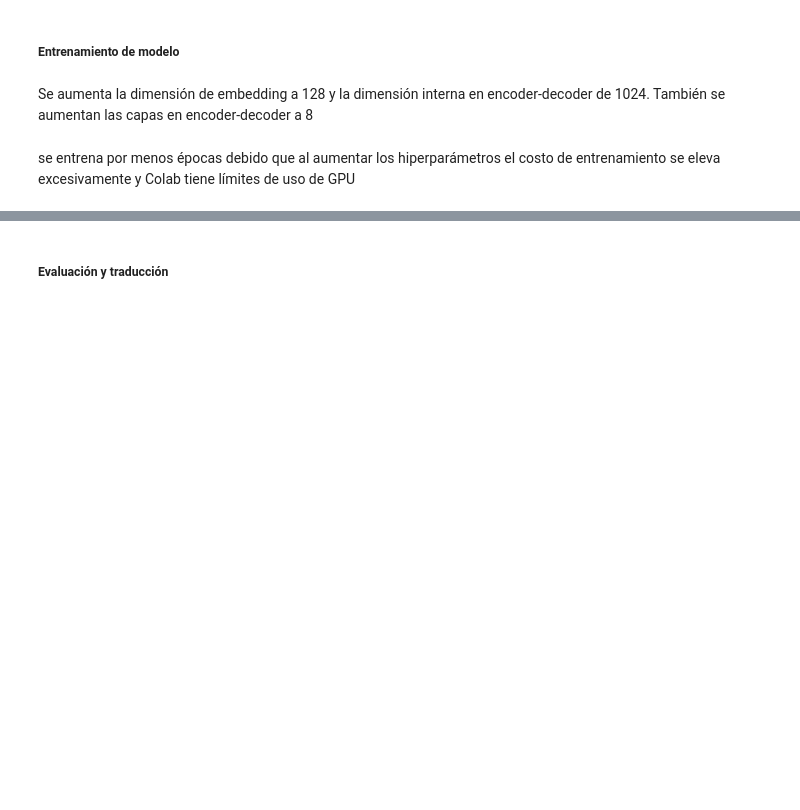
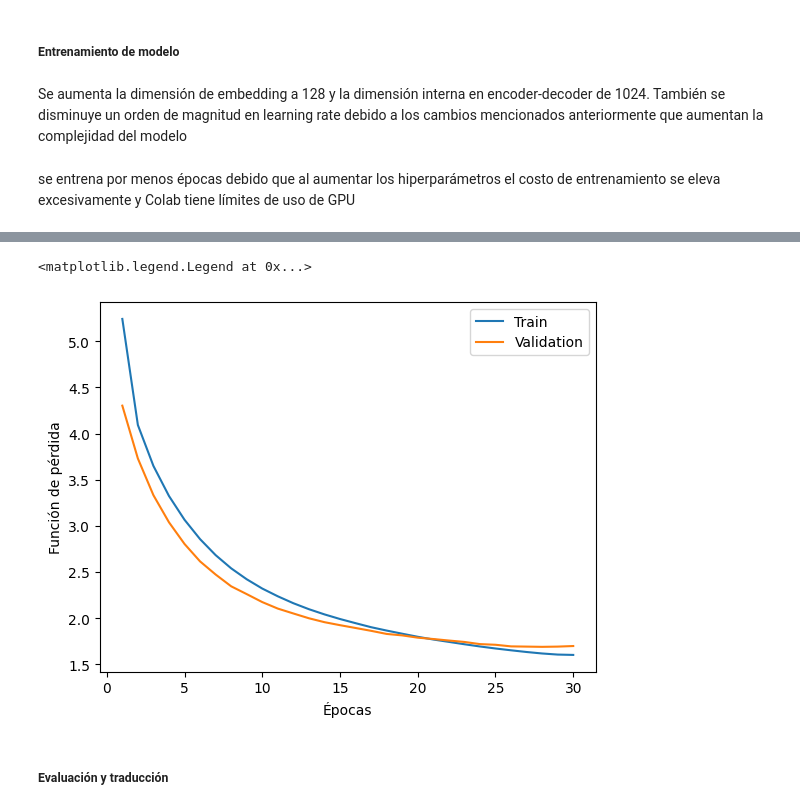
Before and after one commit to DiegoLeonG96/Tarea4_MLA_UDD, a Jupyter notebook: Tarea4_MLAv2.ipynb, the cells around one changed output, grey strips where cells are left out. Cells and saved outputs as stored; diff of their text form; code cells hidden in the pictures; blank space fills up the shorter version.

```diff
--- a/Tarea4_MLAv2.ipynb
+++ b/Tarea4_MLAv2.ipynb
@@ -1029,7 +1031,7 @@ Se observan traducciones en general con más sentido gramático en relación al
 # %% [markdown]
 ##### Entrenamiento de modelo
 # %% [markdown]
-  Se aumenta la dimensión de embedding a 128 y la dimensión interna en encoder-decoder de 1024. También se aumentan las capas en encoder-decoder a 8
+  Se aumenta la dimensión de embedding a 128 y la dimensión interna en encoder-decoder de 1024. También se disminuye un orden de magnitud en learning rate debido a los cambios mencionados anteriormente que aumentan la complejidad del modelo
 # %%
 # Hiperparámetros
 src_vocab_size = len(source_vocab)
@@ -1039,7 +1041,7 @@ num_heads = 4
 num_layers = 6
 ff_dim = 1024
 max_seq_length = 100
-dropout = 0.2
+dropout = 0.1
 
 # Crear el modelo
 model = CustomTransformer(
@@ -1051,7 +1053,7 @@ se entrena por menos épocas debido que al aumentar los hiperparámetros el cost
 criterion = nn.CrossEntropyLoss(ignore_index=1)  # Ignorar <pad>
 optimizer = torch.optim.Adam(model.parameters(), lr=1e-4, betas=(0.9, 0.98), eps=1e-9)
 
-epochs = 3
+epochs = 30
 
 train_losses = []
 val_losses = []
@@ -1127,3 +1129,4 @@ plt.plot(range(1, epochs+1), val_losses, label = 'Validation')
 plt.xlabel("Épocas")
 plt.ylabel("Función de pérdida")
 plt.legend()
+# %% [output]
@@ -1130,3 +1150,5 @@ plt.legend()
+<matplotlib.legend.Legend at 0x...>
+[figure, added]
 # %% [markdown]
 ##### Evaluación y traducción
 # %%
```
Also changed, not shown: parts of 5 cells of this notebook.
